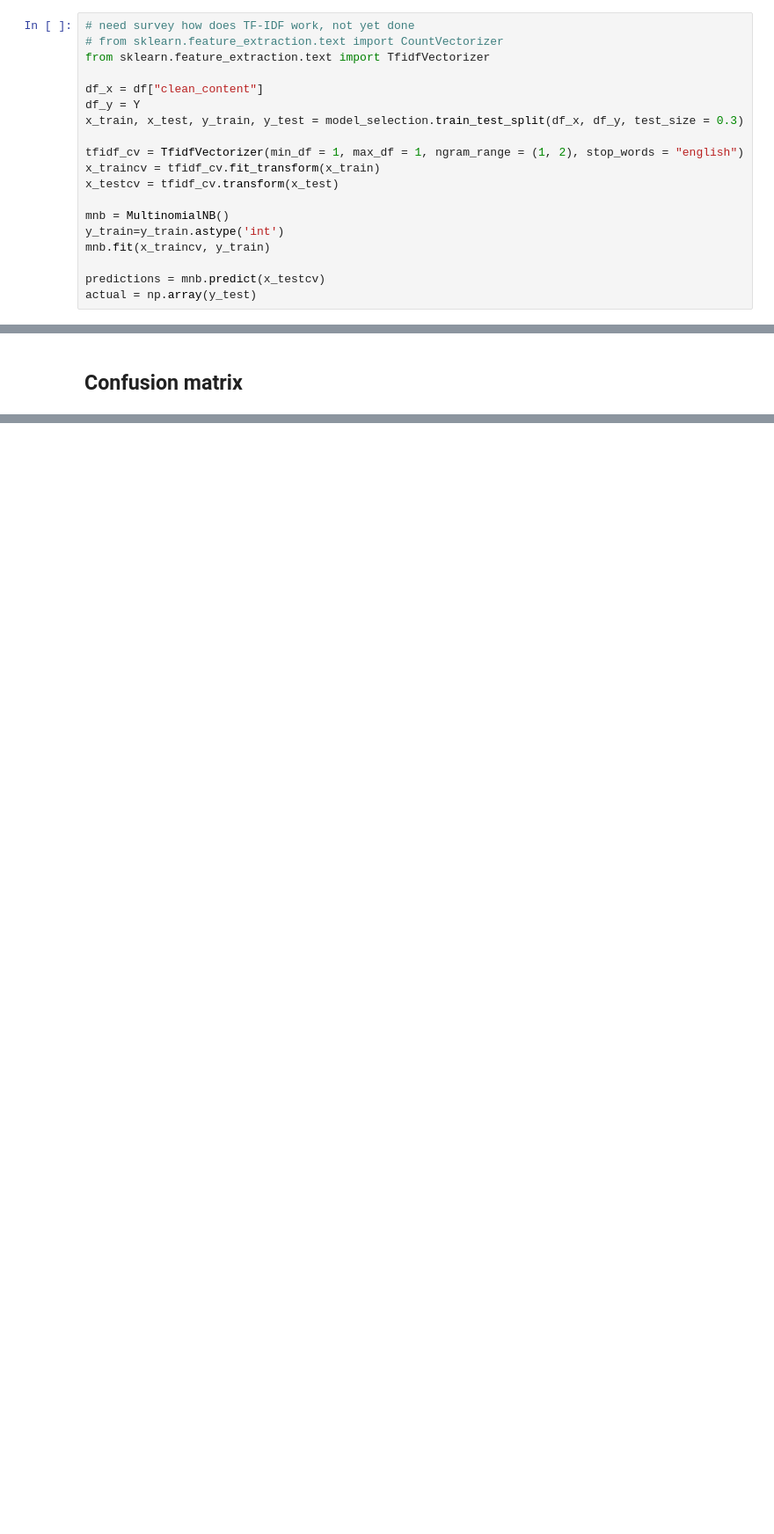
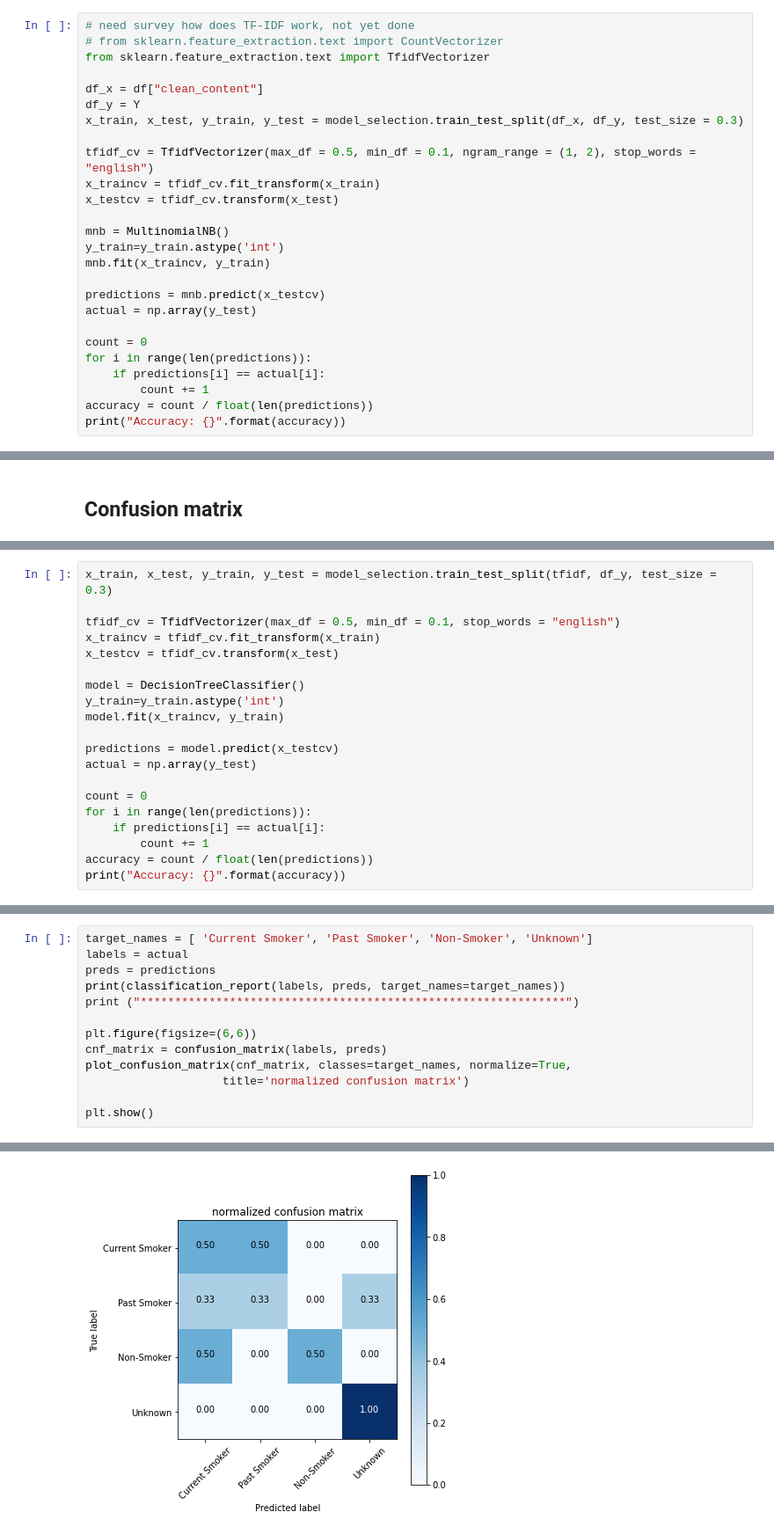
Before and after one commit to boyuchen0224/NCTU_Degital_Medicine, a Jupyter notebook: Case1_Smoking_Status_Detection/data_process.ipynb, the cells around one changed output, grey strips where cells are left out. Shown at 88% size. Drawn from its saved outputs; the diff is of its cells as text; blank space fills up the shorter version.

```diff
--- a/Case1_Smoking_Status_Detection/data_process.ipynb
+++ b/Case1_Smoking_Status_Detection/data_process.ipynb
@@ -196,7 +230,7 @@ df_x = df["clean_content"]
 df_y = Y
 x_train, x_test, y_train, y_test = model_selection.train_test_split(df_x, df_y, test_size = 0.3)
 
-tfidf_cv = TfidfVectorizer(min_df = 1, max_df = 1, ngram_range = (1, 2), stop_words = "english")
+tfidf_cv = TfidfVectorizer(max_df = 0.5, min_df = 0.1, ngram_range = (1, 2), stop_words = "english")
 x_traincv = tfidf_cv.fit_transform(x_train)
 x_testcv = tfidf_cv.transform(x_test)
 
@@ -206,3 +240,10 @@ mnb.fit(x_traincv, y_train)
 
 predictions = mnb.predict(x_testcv)
 actual = np.array(y_test)
+
+count = 0
+for i in range(len(predictions)):
+    if predictions[i] == actual[i]:
+        count += 1
+accuracy = count / float(len(predictions))
+print("Accuracy: {}".format(accuracy))
@@ -293,0 +350,20 @@ Normalized confusion matrix
+# %%
+x_train, x_test, y_train, y_test = model_selection.train_test_split(tfidf, df_y, test_size = 0.3)
+
+tfidf_cv = TfidfVectorizer(max_df = 0.5, min_df = 0.1, stop_words = "english")
+x_traincv = tfidf_cv.fit_transform(x_train)
+x_testcv = tfidf_cv.transform(x_test)
+
+model = DecisionTreeClassifier()
+y_train=y_train.astype('int')
+model.fit(x_traincv, y_train)
+
+predictions = model.predict(x_testcv)
+actual = np.array(y_test)
+
+count = 0
+for i in range(len(predictions)):
+    if predictions[i] == actual[i]:
+        count += 1
+accuracy = count / float(len(predictions))
+print("Accuracy: {}".format(accuracy))
@@ -293,0 +374,14 @@ Normalized confusion matrix
+# %%
+target_names = [ 'Current Smoker', 'Past Smoker', 'Non-Smoker', 'Unknown']
+labels = actual
+preds = predictions
+print(classification_report(labels, preds, target_names=target_names))
+print ("**************************************************************")
+
+plt.figure(figsize=(6,6))
+cnf_matrix = confusion_matrix(labels, preds)
+plot_confusion_matrix(cnf_matrix, classes=target_names, normalize=True,
+                    title='normalized confusion matrix')
+
+plt.show()
+# %% [output]
@@ -293,0 +405 @@ Normalized confusion matrix
+[figure, added]
```
Also changed, not shown: parts of 13 cells of this notebook.
